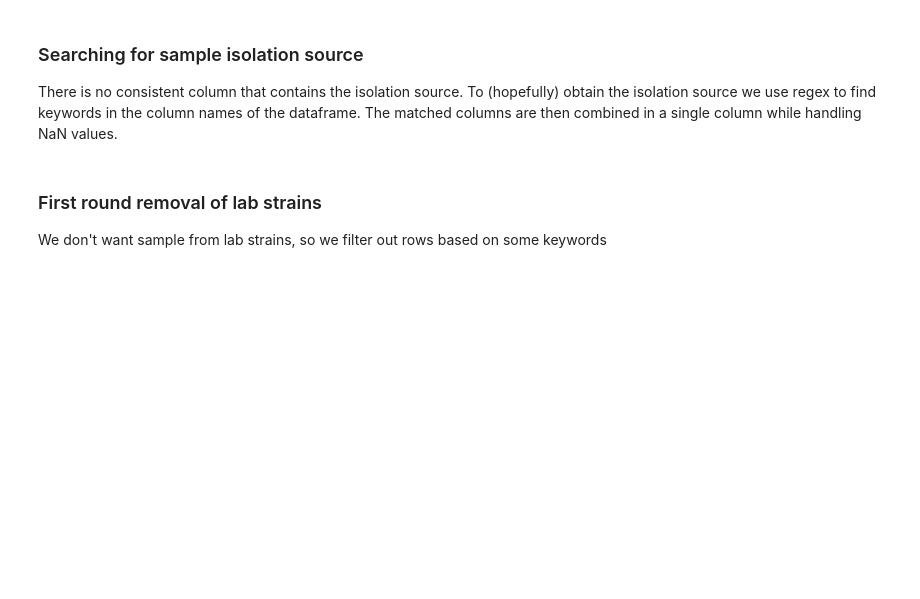
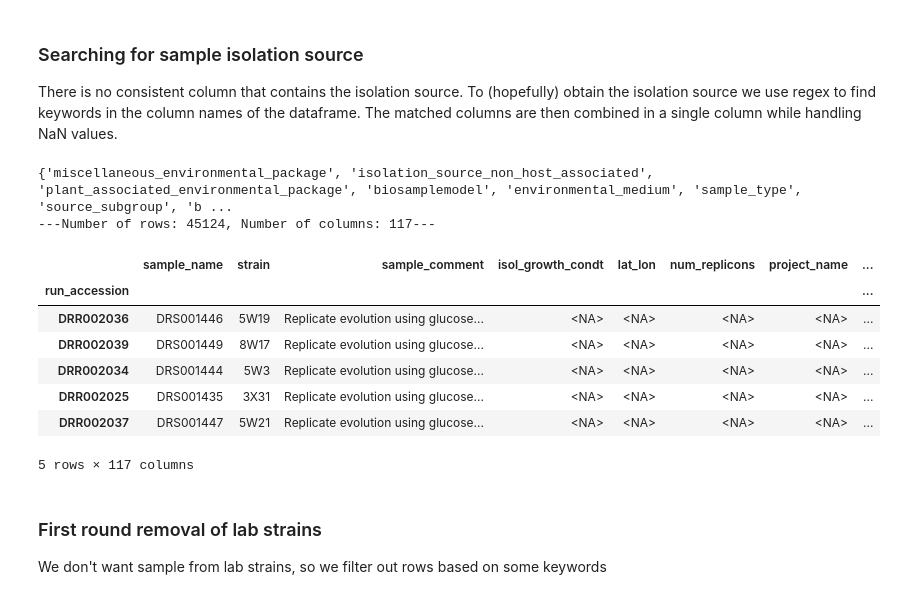
Before and after one commit to bayraktar1/SRA-Data-Collector, a Jupyter notebook: workflow/notebooks/wrangle_NCBI_metadata.py.ipynb, the cells around one changed output. Drawn from its saved outputs; the diff is of its cells as text; code cells hidden in the pictures; blank space fills up the shorter version.

```diff
--- a/workflow/notebooks/wrangle_NCBI_metadata.py.ipynb
+++ b/workflow/notebooks/wrangle_NCBI_metadata.py.ipynb
@@ -116,14 +160,26 @@ There is no consistent column that contains the isolation source. To (hopefully)
 # %%
 isolate_matches = wrangling_funcs.find_columns(['sample', 'source', 'environment', 'env', 'site'], smpl_att_df, ['name', 'provider', 'comment'])
 print(isolate_matches)
 
 smpl_att_df = wrangling_funcs.combine_columns(smpl_att_df, list(isolate_matches), "inferred_source")
-# meta_df.drop(isolate_matches, inplace=True, axis=1)
+smpl_att_df.drop(isolate_matches, inplace=True, axis=1)
 
 smpl_att_df['inferred_source'] = smpl_att_df['inferred_source'].apply(wrangling_funcs.clean_source)
 
+smpl_att_df = smpl_att_df.convert_dtypes()
 print(f'---Number of rows: {smpl_att_df.shape[0]}, Number of columns: {smpl_att_df.shape[1]}---')
 smpl_att_df.head()
+# %% [output]
+{'miscellaneous_environmental_package', 'isolation_source_non_host_associated', 'plant_associated_environmental_package', 'biosamplemodel', 'environmental_medium', 'sample_type', 'source_subgroup', 'b ...
+---Number of rows: 45124, Number of columns: 117---
+|  | sample_name | strain | sample_comment | isol_growth_condt | lat_lon | num_replicons | project_name | ... |
+| run_accession |  |  |  |  |  |  |  | ... |
+| DRR002036 | DRS001446 | 5W19 | Replicate evolution using glucose... | <NA> | <NA> | <NA> | <NA> | ... |
+| DRR002039 | DRS001449 | 8W17 | Replicate evolution using glucose... | <NA> | <NA> | <NA> | <NA> | ... |
+| DRR002034 | DRS001444 | 5W3 | Replicate evolution using glucose... | <NA> | <NA> | <NA> | <NA> | ... |
+| DRR002025 | DRS001435 | 3X31 | Replicate evolution using glucose... | <NA> | <NA> | <NA> | <NA> | ... |
+| DRR002037 | DRS001447 | 5W21 | Replicate evolution using glucose... | <NA> | <NA> | <NA> | <NA> | ... |
+5 rows × 117 columns
 # %% [markdown]
 ### First round removal of lab strains
 We don't want sample from lab strains, so we filter out rows based on some keywords
```
Also changed, not shown: parts of 19 cells of this notebook.
